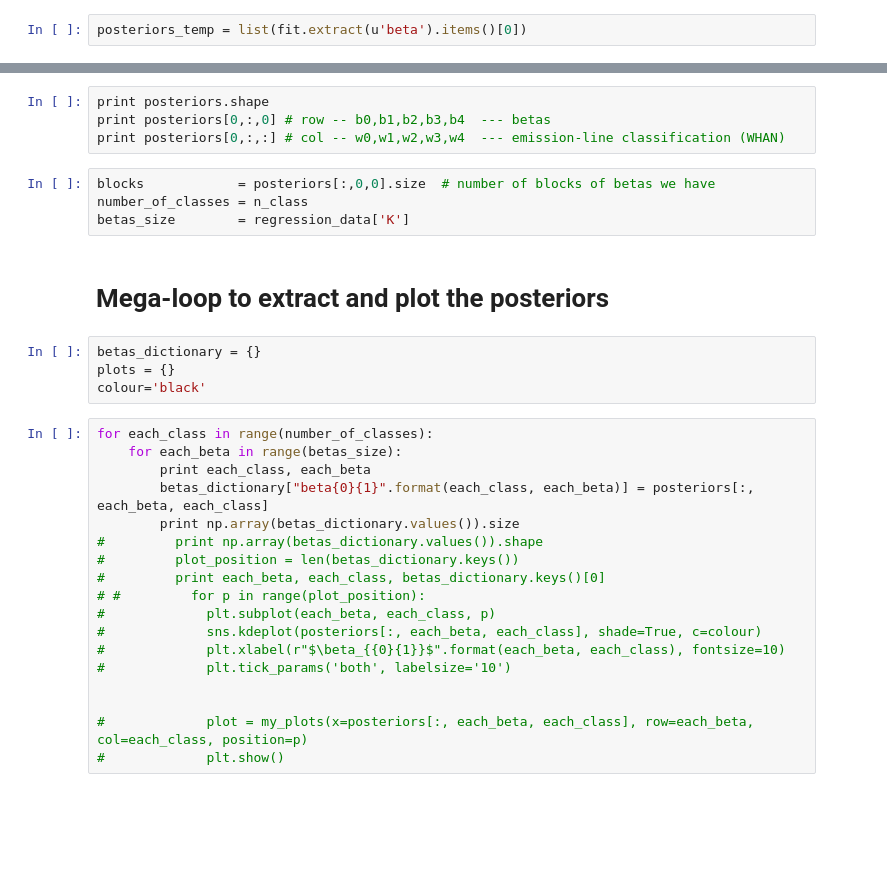
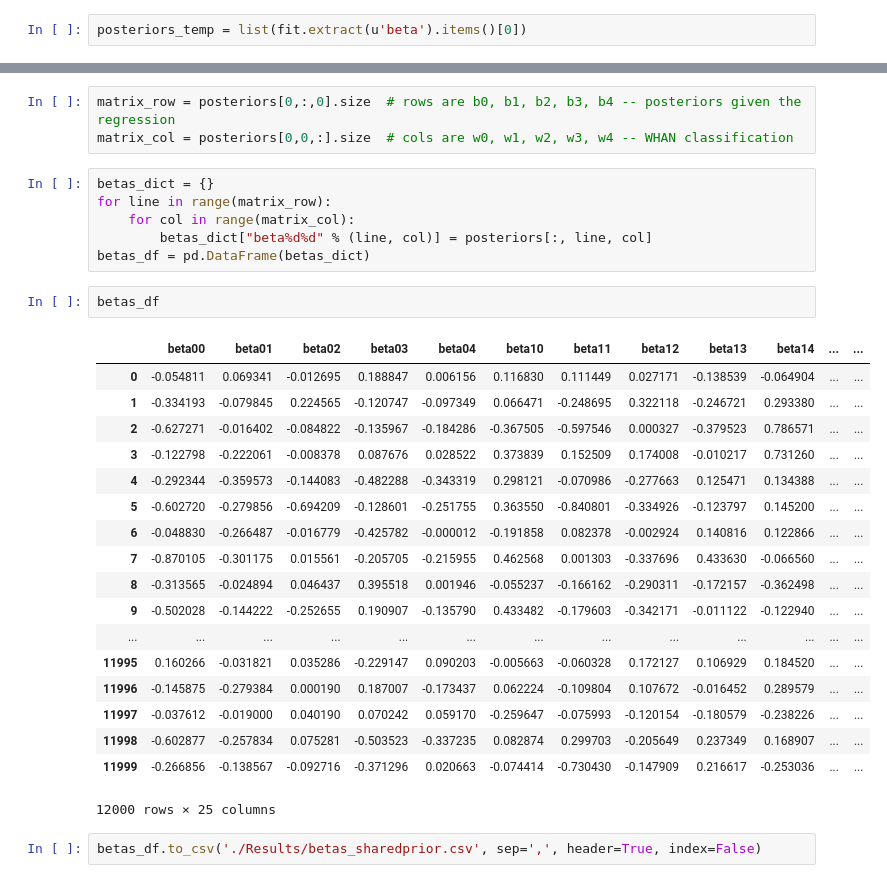
Before and after one commit to mdastro/UVupturn-RSGs, a Jupyter notebook: Model/Logit3D_SharedPrior.ipynb, the cells around one changed output, grey strips where cells are left out. Cells and saved outputs as stored; diff of their text form; blank space fills up the shorter version.

```diff
--- a/Model/Logit3D_SharedPrior.ipynb
+++ b/Model/Logit3D_SharedPrior.ipynb
@@ -368,32 +359,32 @@ posteriors = np.array(posteriors_temp[1])
 # %%
-print posteriors.shape
-print posteriors[0,:,0] # row -- b0,b1,b2,b3,b4  --- betas
-print posteriors[0,:,:] # col -- w0,w1,w2,w3,w4  --- emission-line classification (WHAN)
+matrix_row = posteriors[0,:,0].size  # rows are b0, b1, b2, b3, b4 -- posteriors given the regression
+matrix_col = posteriors[0,0,:].size  # cols are w0, w1, w2, w3, w4 -- WHAN classification
-# %%
-blocks            = posteriors[:,0,0].size  # number of blocks of betas we have
-number_of_classes = n_class
-betas_size        = regression_data['K']
-# %% [markdown]
-# Mega-loop to extract and plot the posteriors
-# %%
-betas_dictionary = {}
-plots = {}
-colour='black'
-# %%
-for each_class in range(number_of_classes):
-    for each_beta in range(betas_size):
-        print each_class, each_beta
-        betas_dictionary["beta{0}{1}".format(each_class, each_beta)] = posteriors[:, each_beta, each_class]
-        print np.array(betas_dictionary.values()).size
-#         print np.array(betas_dictionary.values()).shape
-#         plot_position = len(betas_dictionary.keys())
-#         print each_beta, each_class, betas_dictionary.keys()[0]
-# #         for p in range(plot_position):
-#             plt.subplot(each_beta, each_class, p)
-#             sns.kdeplot(posteriors[:, each_beta, each_class], shade=True, c=colour)
-#             plt.xlabel(r"$\beta_{{0}{1}}$".format(each_beta, each_class), fontsize=10)
-#             plt.tick_params('both', labelsize='10')
-
-
-#             plot = my_plots(x=posteriors[:, each_beta, each_class], row=each_beta, col=each_class, position=p)
-#             plt.show()
+# %%
+betas_dict = {}
+for line in range(matrix_row):
+    for col in range(matrix_col):
+        betas_dict["beta%d%d" % (line, col)] = posteriors[:, line, col]
+betas_df = pd.DataFrame(betas_dict)
+# %%
+betas_df
+# %% [output]
+|  | beta00 | beta01 | beta02 | beta03 | beta04 | beta10 | beta11 | beta12 | beta13 | beta14 | ... | ... |
+| 0 | -0.054811 | 0.069341 | -0.012695 | 0.188847 | 0.006156 | 0.116830 | 0.111449 | 0.027171 | -0.138539 | -0.064904 | ... | ... |
+| 1 | -0.334193 | -0.079845 | 0.224565 | -0.120747 | -0.097349 | 0.066471 | -0.248695 | 0.322118 | -0.246721 | 0.293380 | ... | ... |
+| 2 | -0.627271 | -0.016402 | -0.084822 | -0.135967 | -0.184286 | -0.367505 | -0.597546 | 0.000327 | -0.379523 | 0.786571 | ... | ... |
+| 3 | -0.122798 | -0.222061 | -0.008378 | 0.087676 | 0.028522 | 0.373839 | 0.152509 | 0.174008 | -0.010217 | 0.731260 | ... | ... |
+| 4 | -0.292344 | -0.359573 | -0.144083 | -0.482288 | -0.343319 | 0.298121 | -0.070986 | -0.277663 | 0.125471 | 0.134388 | ... | ... |
+| 5 | -0.602720 | -0.279856 | -0.694209 | -0.128601 | -0.251755 | 0.363550 | -0.840801 | -0.334926 | -0.123797 | 0.145200 | ... | ... |
+| 6 | -0.048830 | -0.266487 | -0.016779 | -0.425782 | -0.000012 | -0.191858 | 0.082378 | -0.002924 | 0.140816 | 0.122866 | ... | ... |
+| 7 | -0.870105 | -0.301175 | 0.015561 | -0.205705 | -0.215955 | 0.462568 | 0.001303 | -0.337696 | 0.433630 | -0.066560 | ... | ... |
+| 8 | -0.313565 | -0.024894 | 0.046437 | 0.395518 | 0.001946 | -0.055237 | -0.166162 | -0.290311 | -0.172157 | -0.362498 | ... | ... |
+| 9 | -0.502028 | -0.144222 | -0.252655 | 0.190907 | -0.135790 | 0.433482 | -0.179603 | -0.342171 | -0.011122 | -0.122940 | ... | ... |
+| ... | ... | ... | ... | ... | ... | ... | ... | ... | ... | ... | ... | ... |
+| 11995 | 0.160266 | -0.031821 | 0.035286 | -0.229147 | 0.090203 | -0.005663 | -0.060328 | 0.172127 | 0.106929 | 0.184520 | ... | ... |
+| 11996 | -0.145875 | -0.279384 | 0.000190 | 0.187007 | -0.173437 | 0.062224 | -0.109804 | 0.107672 | -0.016452 | 0.289579 | ... | ... |
+| 11997 | -0.037612 | -0.019000 | 0.040190 | 0.070242 | 0.059170 | -0.259647 | -0.075993 | -0.120154 | -0.180579 | -0.238226 | ... | ... |
+| 11998 | -0.602877 | -0.257834 | 0.075281 | -0.503523 | -0.337235 | 0.082874 | 0.299703 | -0.205649 | 0.237349 | 0.168907 | ... | ... |
+| 11999 | -0.266856 | -0.138567 | -0.092716 | -0.371296 | 0.020663 | -0.074414 | -0.730430 | -0.147909 | 0.216617 | -0.253036 | ... | ... |
+12000 rows × 25 columns
+# %%
+betas_df.to_csv('./Results/betas_sharedprior.csv', sep=',', header=True, index=False)
```
Also changed, not shown: parts of 7 cells of this notebook, 1 other file.
